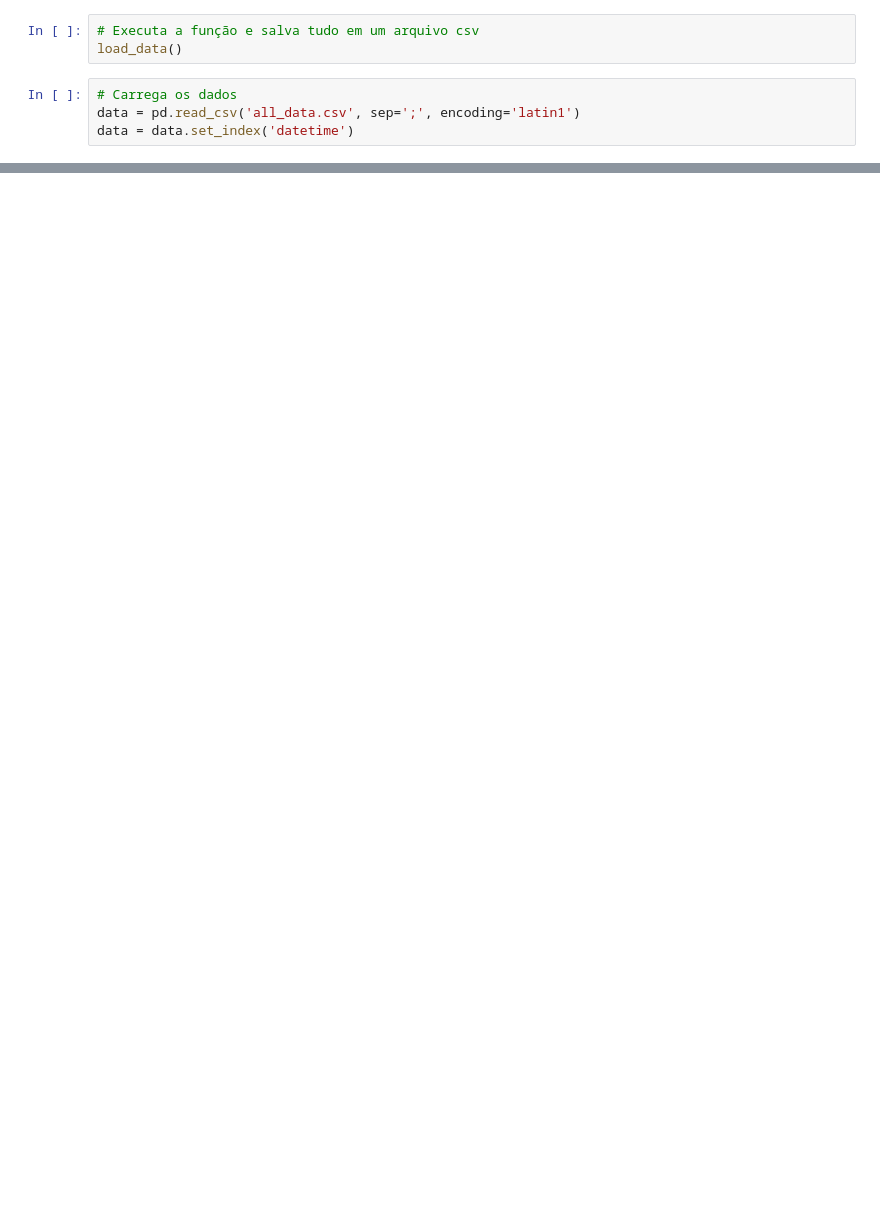
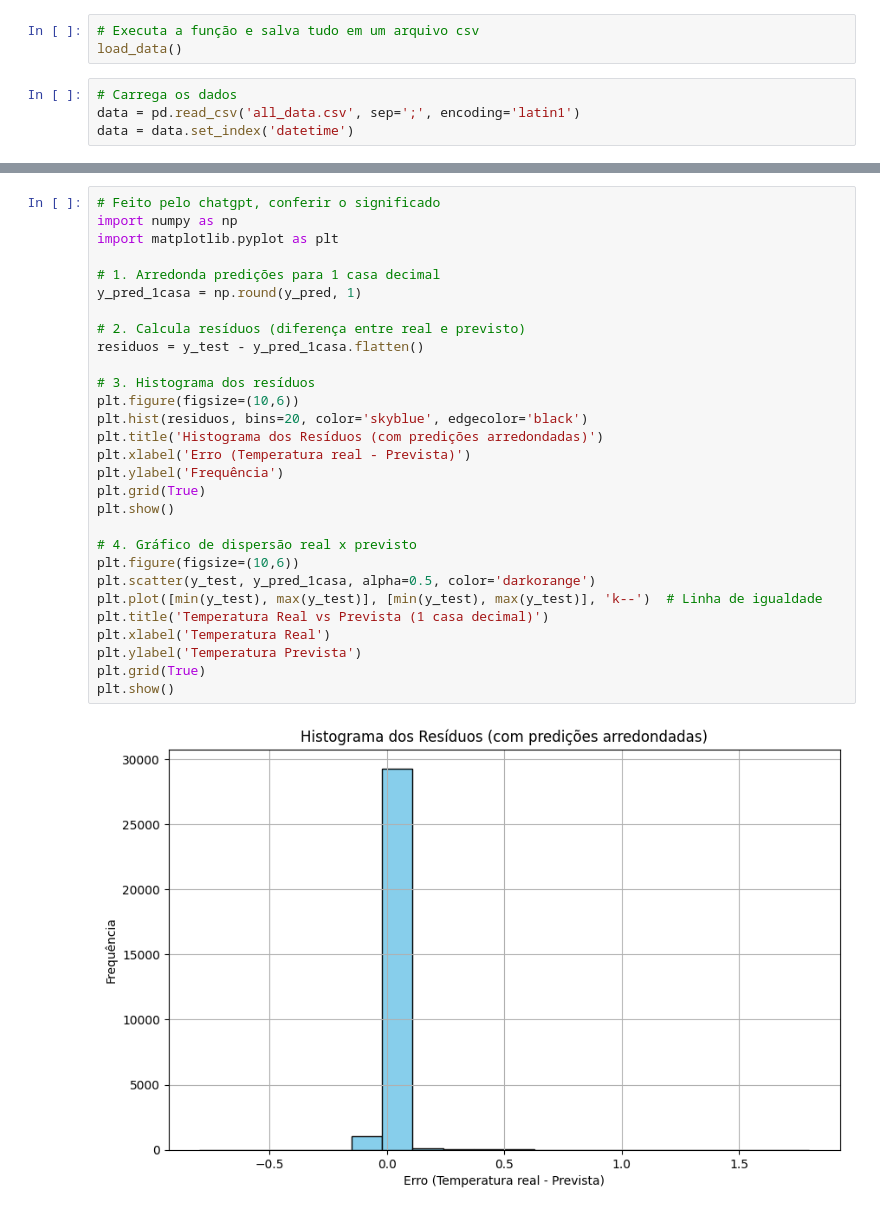
Before and after one commit to ernanimansur/rede-neural-previsao-temperatura, a Jupyter notebook: main.ipynb, the cells around one changed output, grey strips where cells are left out. Drawn from its saved outputs; the diff is of its cells as text; blank space fills up the shorter version.

```diff
--- a/main.ipynb
+++ b/main.ipynb
@@ -209,0 +221,31 @@ R square (R²): 0.9998605730975474
+# %%
+# Feito pelo chatgpt, conferir o significado
+import numpy as np
+import matplotlib.pyplot as plt
+
+# 1. Arredonda predições para 1 casa decimal
+y_pred_1casa = np.round(y_pred, 1)
+
+# 2. Calcula resíduos (diferença entre real e previsto)
+residuos = y_test - y_pred_1casa.flatten()
+
+# 3. Histograma dos resíduos
+plt.figure(figsize=(10,6))
+plt.hist(residuos, bins=20, color='skyblue', edgecolor='black')
+plt.title('Histograma dos Resíduos (com predições arredondadas)')
+plt.xlabel('Erro (Temperatura real - Prevista)')
+plt.ylabel('Frequência')
+plt.grid(True)
+plt.show()
+
+# 4. Gráfico de dispersão real x previsto
+plt.figure(figsize=(10,6))
+plt.scatter(y_test, y_pred_1casa, alpha=0.5, color='darkorange')
+plt.plot([min(y_test), max(y_test)], [min(y_test), max(y_test)], 'k--')  # Linha de igualdade
+plt.title('Temperatura Real vs Prevista (1 casa decimal)')
+plt.xlabel('Temperatura Real')
+plt.ylabel('Temperatura Prevista')
+plt.grid(True)
+plt.show()
+# %% [output]
+[figure, added]
```
Also changed, not shown: parts of 14 cells of this notebook, 4 other files.
